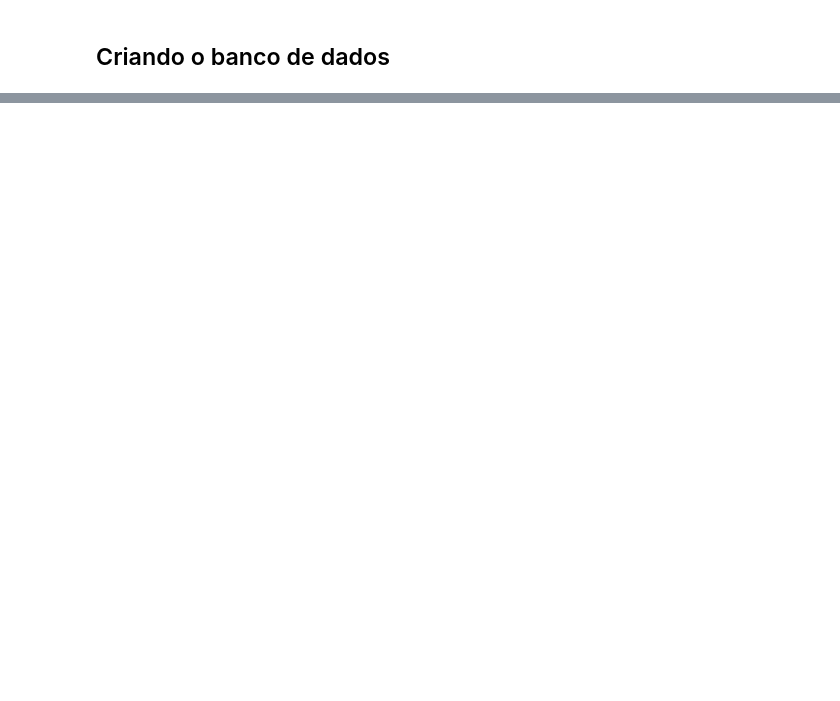
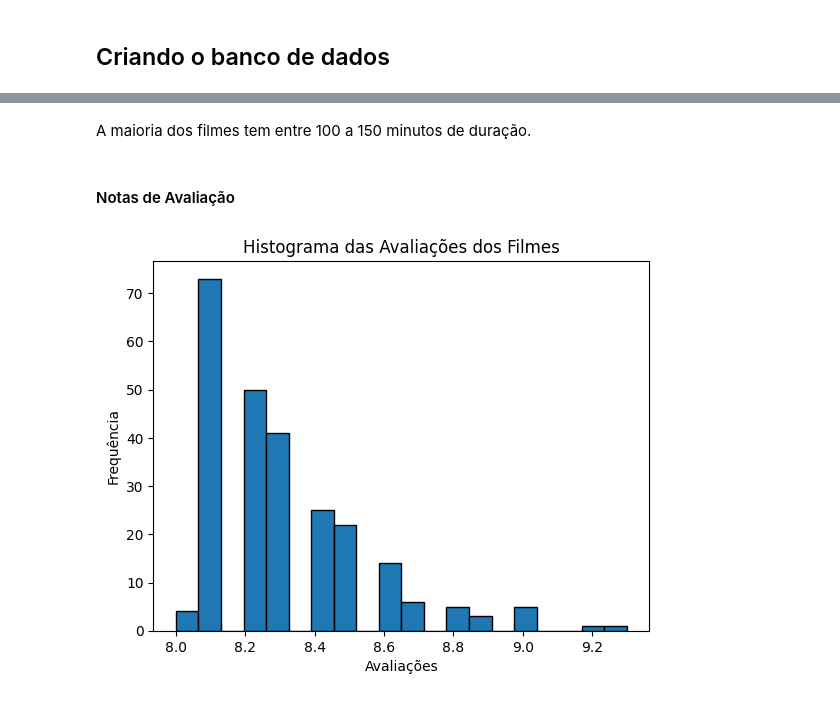
Before and after one commit to keiyanishio/Web-Scracping-IMDB, a Jupyter notebook: projeto/PROJETO_WEB_SCRAPPER.ipynb, the cells around one changed output, grey strips where cells are left out. Cells and saved outputs as stored; diff of their text form; code cells hidden in the pictures; blank space fills up the shorter version.

```diff
--- a/projeto/PROJETO_WEB_SCRAPPER.ipynb
+++ b/projeto/PROJETO_WEB_SCRAPPER.ipynb
@@ -164,0 +413,12 @@ data.to_csv("imdb.csv")
+# %% [markdown]
+A maioria dos filmes tem entre 100 a 150 minutos de duração.
+# %% [markdown]
+#### Notas de Avaliação
+# %%
+plt.hist(df['Ratings'], bins=20, edgecolor='black')
+plt.title('Histograma das Avaliações dos Filmes')
+plt.xlabel('Avaliações')
+plt.ylabel('Frequência')
+plt.show()
+# %% [output]
+[figure, added]
```
Also changed, not shown: parts of 64 cells of this notebook.
